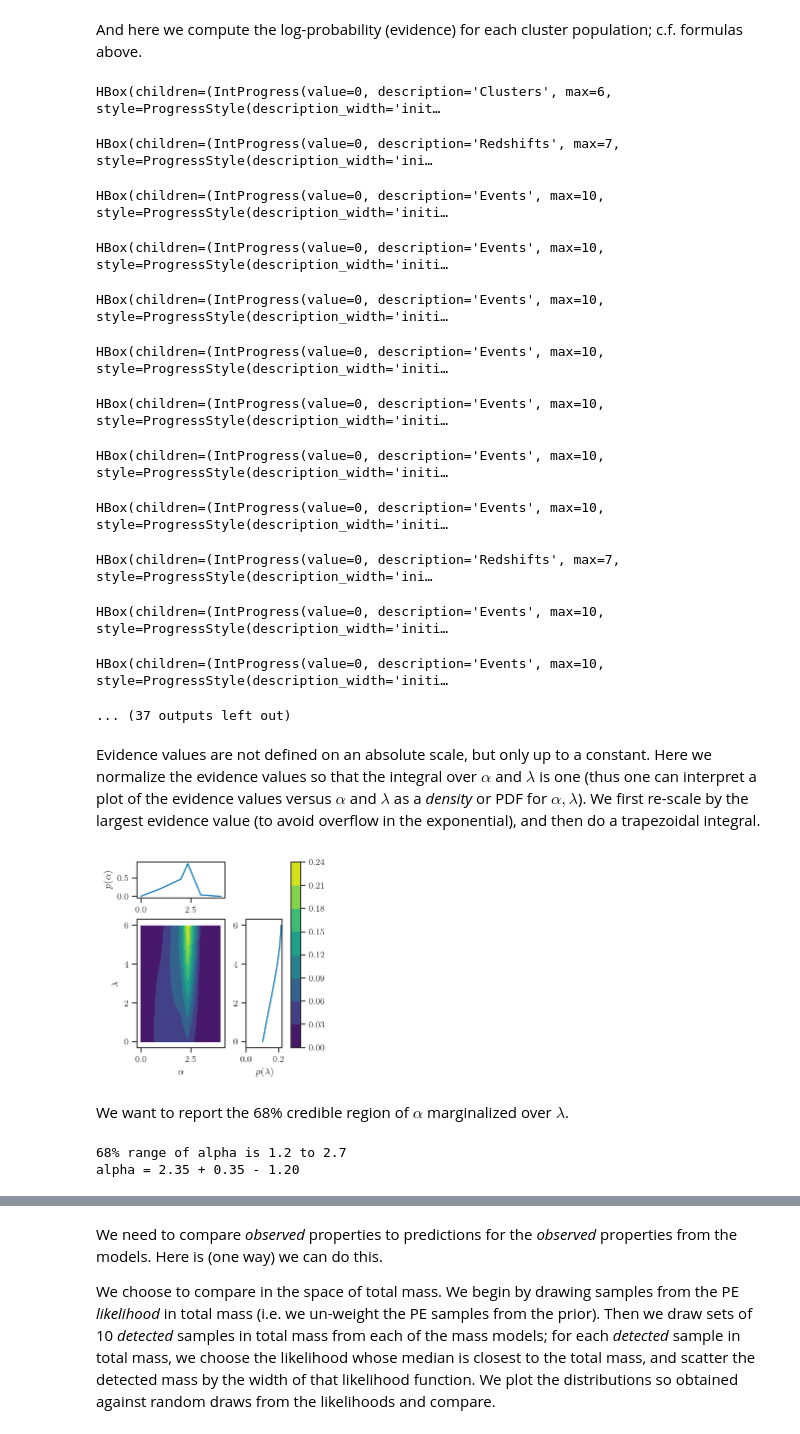
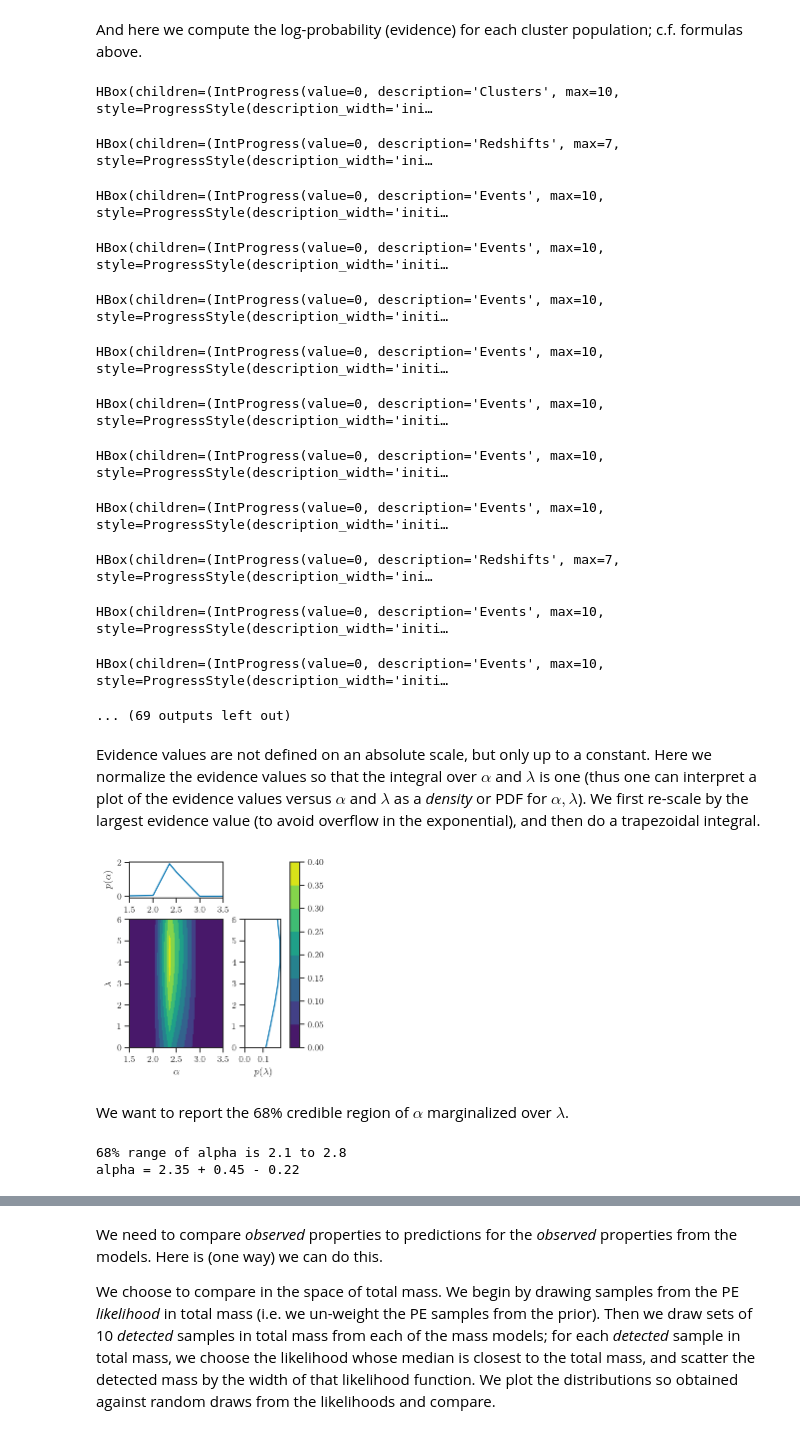
Before and after one commit to farr/ClusterBHGW, a Jupyter notebook: Populations.ipynb, the cells around one changed output, grey strips where cells are left out. Cells and saved outputs as stored; diff of their text form; code cells hidden in the pictures.

```diff
--- a/Populations.ipynb
+++ b/Populations.ipynb
@@ -202,7 +200,9 @@ Here we load the data from Yihan's cluster runs.
 # %%
 clusters = {}
-for a in tqdm_notebook([0, 1, 2, 2.35, 3, 4]):
-    c = loadtxt('Clusters/small_cluster_{:g}.dat'.format(a), dtype=np.dtype([('m1', np.float), ('m2', np.float), ('a', np.float), ('e', np.float), ('tgw', np.float)]))
+for a in tqdm_notebook([1, 1.5, 2, 2.35, 2.5, 3, 3.5, 4, 4.5, 5]):
+    c = loadtxt('Clusters_MMax_50/small_cluster_{:g}.dat'.format(a), dtype=np.dtype([('m1', np.float), ('m2', np.float), ('a', np.float), ('e', np.float), ('tgw', np.float)]))
     clusters[a] = c[c['tgw'] < 1e10]
+for k, v in clusters.items():
+    print(k, len(v))
 # %% [output]
 [interactive output not drawn]
@@ -329,7 +339,7 @@ for k, c in tqdm_notebook(clusters.items(), desc="Clusters"):
             log_ev += log(mean(pm1m2z(*e)/p_pe(*e)))
         logevs[(k,l)] = log_ev - Nobs*log(mu) + (3*Nobs + Nobs*Nobs)/(2*Neff)
 # %% [output]
-HBox(children=(IntProgress(value=0, description='Clusters', max=6, style=ProgressStyle(description_width='init…
+HBox(children=(IntProgress(value=0, description='Clusters', max=10, style=ProgressStyle(description_width='ini…
 HBox(children=(IntProgress(value=0, description='Redshifts', max=7, style=ProgressStyle(description_width='ini…
 HBox(children=(IntProgress(value=0, description='Events', max=10, style=ProgressStyle(description_width='initi…
 HBox(children=(IntProgress(value=0, description='Events', max=10, style=ProgressStyle(description_width='initi…
@@ -341,7 +351,7 @@ HBox(children=(IntProgress(value=0, description='Events', max=10, style=Progress
 HBox(children=(IntProgress(value=0, description='Redshifts', max=7, style=ProgressStyle(description_width='ini…
 HBox(children=(IntProgress(value=0, description='Events', max=10, style=ProgressStyle(description_width='initi…
 HBox(children=(IntProgress(value=0, description='Events', max=10, style=ProgressStyle(description_width='initi…
-... (37 outputs left out)
+... (69 outputs left out)
 # %% [markdown]
 Evidence values are not defined on an absolute scale, but only up to a constant.  Here we normalize the evidence values so that the integral over $\alpha$ and $\lambda$ is one (thus one can interpret a plot of the evidence values versus $\alpha$ and $\lambda$ as a *density* or PDF for $\alpha, \lambda$).  We first re-scale by the largest evidence value (to avoid overflow in the exponential), and then do a trapezoidal integral.
 # %%
@@ -370,33 +380,39 @@ for k in logevs.keys():
 # %%
 with sns.plotting_context('paper'):
     orig_tex = plt.rcParams['text.usetex']
     plt.rcParams['text.usetex'] = True
     try:
         f, ax = plt.subplots(figsize=(colwidth,colwidth))
 
         cs = ax.contourf(al, la, exp(ev), cmap='viridis')
         ax.set_xlabel(r'$\alpha$')
         ax.set_ylabel(r'$\lambda$')
         plt.colorbar(cs, ax=ax)
+
+        ax.set_xticks([1.5, 2, 2.5, 3, 3.5])
+        ax.set_yticks([0, 1, 2, 3, 4, 5, 6])
+
+        ax.set_xlim(1.5, 3.5)
+        ax.set_ylim(0, 6)
 
         gs = make_axes_locatable(ax)
 
         alpha_pdf = gs.append_axes('top', 0.5, pad = 0.3, sharex=ax)
         lambda_pdf = gs.append_axes('right', 0.5, pad = 0.3, sharey=ax)
 
         alpha_pdf.plot(al[:,0], trapz(exp(ev), la, axis=1))
         alpha_pdf.set_ylabel(r'$p(\alpha)$')
 
         lambda_pdf.plot(trapz(exp(ev), al[:,0], axis=0), la[0,:])
         lambda_pdf.set_xlabel(r'$p(\lambda)$')
         lambda_pdf.set_xlim((0, None))
 
         tight_layout()
         savefig('alpha-lambda.pdf')
     finally:
         plt.rcParams['text.usetex'] = orig_tex
 # %% [output]
-[figure, old version]
+[figure, new version]
 # %% [markdown]
 We want to report the 68% credible region of $\alpha$ marginalized over $\lambda$.
 # %%
@@ -411,5 +427,5 @@ m = al[argmax(alpha_pdf), 0]
 print('68% range of alpha is {:.1f} to {:.1f}'.format(l, h))
 print('alpha = {:.2f} + {:.2f} - {:.2f}'.format(m, h-m, m-l))
 # %% [output]
-68% range of alpha is 1.2 to 2.7
-alpha = 2.35 + 0.35 - 1.20
+68% range of alpha is 2.1 to 2.8
+alpha = 2.35 + 0.45 - 0.22
```
Also changed, not shown: parts of 10 cells of this notebook, 3 other files.
